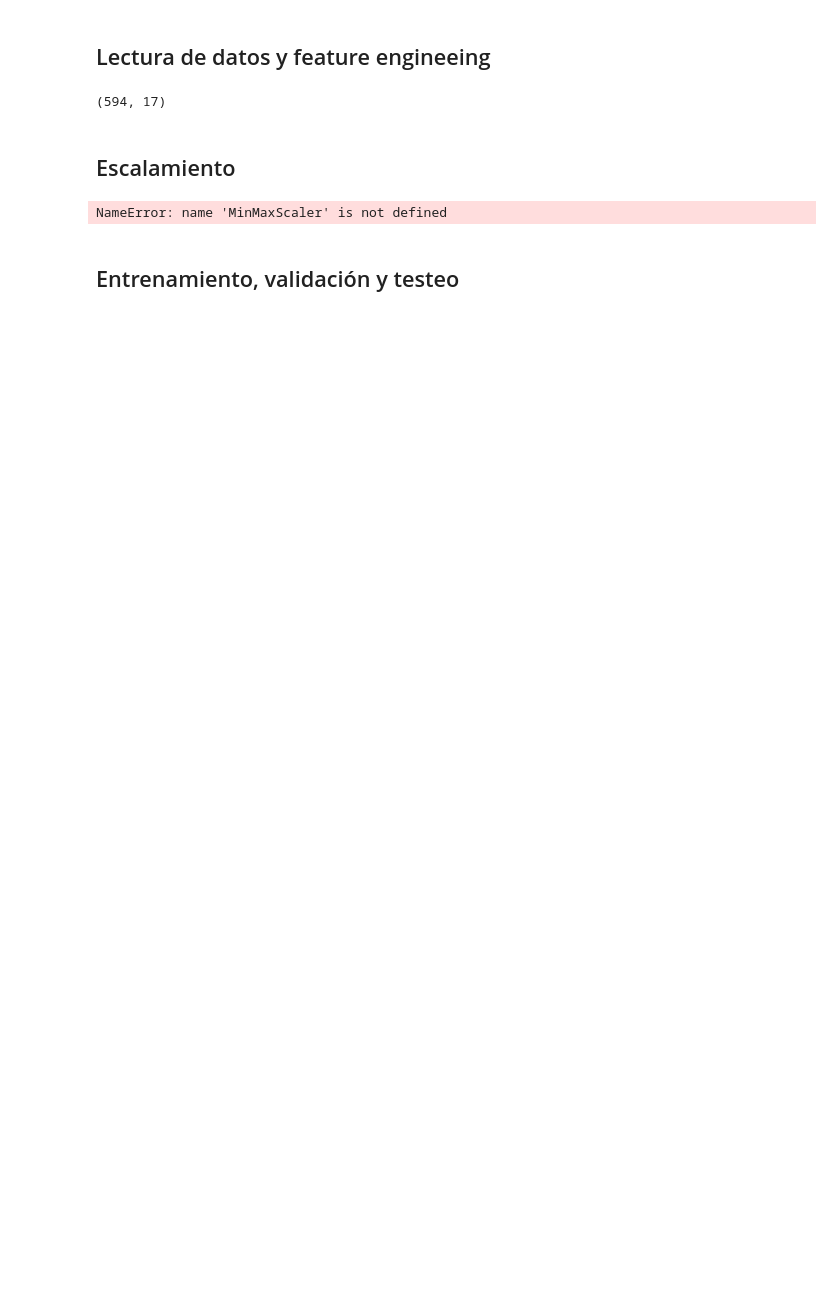
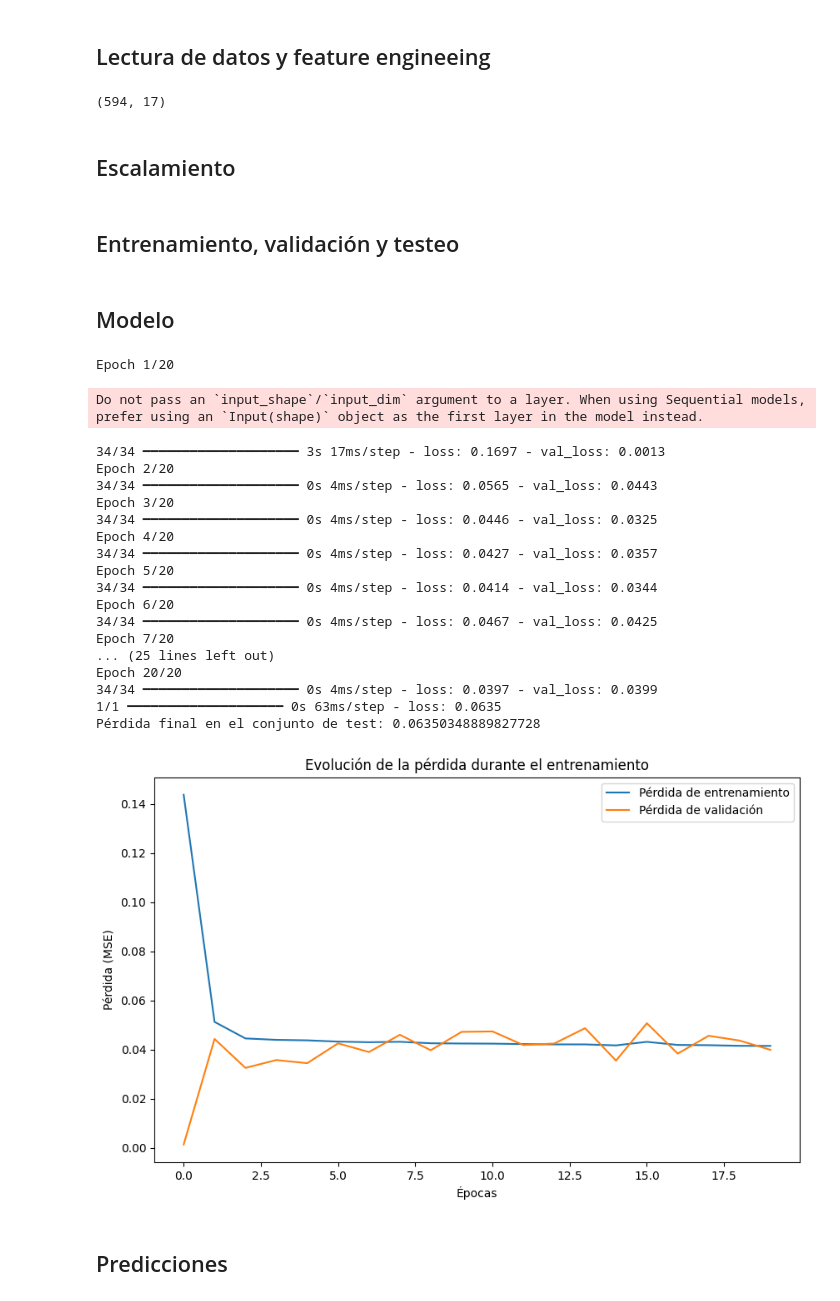
Before and after one commit to XJoseAntonioX/Air_quality_analysis_and_forecasting, a Jupyter notebook: modelo.ipynb, the cells around one changed output. Drawn from its saved outputs; the diff is of its cells as text; code cells hidden in the pictures; blank space fills up the shorter version.

Commit message:
Modelo

```diff
--- a/modelo.ipynb
+++ b/modelo.ipynb
@@ -46,11 +47,3 @@ daily_Monterrey.shape
 (594, 17)
 # %% [markdown]
 ## Escalamiento
-# %%
-# Inicializamos el escalador
-scaler = MinMaxScaler()
-
-# Escalamos todos los datos
-scaled_data = scaler.fit_transform(daily_Monterrey)
-# %% [output]
-NameError: name 'MinMaxScaler' is not defined
@@ -62,13 +67,67 @@ n_test = 31
 n_val = 31
 
 # Últimos 31 datos para testeo
-X_test = daily_Monterrey.iloc[-n_test:]["CO"]
-y_test = daily_Monterrey.iloc[-n_test:].drop(columns=["CO"])
+X_test = X_scaled[-n_test:]
+y_test = y_scaled[-n_test:]
 
-# 31 anteriores a los de testeo para validación
-X_val = daily_Monterrey.iloc[-(n_test + n_val):-n_test]["CO"]
-y_val = daily_Monterrey.iloc[-(n_test + n_val):-n_test].drop(columns=["CO"])
+# 31 días anteriores para validación
+X_val = X_scaled[-(n_test + n_val):-n_test]
+y_val = y_scaled[-(n_test + n_val):-n_test]
 
-# El resto (excepto los últimos 62) para entrenamiento
-X_train = daily_Monterrey.iloc[:-(n_test + n_val)]["CO"]
-y_train = daily_Monterrey.iloc[:-(n_test + n_val)].drop(columns=["CO"])
+# El resto para entrenamiento
+X_train = X_scaled[:-(n_test + n_val)]
+y_train = y_scaled[:-(n_test + n_val)]
+# %% [markdown]
+## Modelo
+# %%
+# Reformatear los datos para LSTM (las redes LSTM esperan datos en 3D)
+X_train_lstm = X_train.reshape((X_train.shape[0], 1, X_train.shape[1]))  # (muestras, pasos de tiempo, características)
+X_val_lstm = X_val.reshape((X_val.shape[0], 1, X_val.shape[1]))
+X_test_lstm = X_test.reshape((X_test.shape[0], 1, X_test.shape[1]))
+
+# Crear y compilar el modelo LSTM
+model = Sequential([
+    LSTM(50, activation='relu', input_shape=(X_train_lstm.shape[1], X_train_lstm.shape[2])),
+    Dense(1)
+])
+model.compile(optimizer=Adam(learning_rate=0.001), loss='mean_squared_error')
+
+# Entrenar el modelo
+history = model.fit(X_train_lstm, y_train, epochs=20, batch_size=16, validation_data=(X_val_lstm, y_val))
+
+# Evaluar el modelo en el conjunto de test
+loss = model.evaluate(X_test_lstm, y_test)
+print(f"Pérdida final en el conjunto de test: {loss}")
+
+# Visualización de la evolución de la pérdida durante el entrenamiento
+plt.figure(figsize=(10, 6))
+plt.plot(history.history['loss'], label='Pérdida de entrenamiento')
+plt.plot(history.history['val_loss'], label='Pérdida de validación')
+plt.title('Evolución de la pérdida durante el entrenamiento')
+plt.xlabel('Épocas')
+plt.ylabel('Pérdida (MSE)')
+plt.legend()
+plt.show()
+# %% [output]
+Epoch 1/20
+Do not pass an `input_shape`/`input_dim` argument to a layer. When using Sequential models, prefer using an `Input(shape)` object as the first layer in the model instead.
+34/34 ━━━━━━━━━━━━━━━━━━━━ 3s 17ms/step - loss: 0.1697 - val_loss: 0.0013
+Epoch 2/20
+34/34 ━━━━━━━━━━━━━━━━━━━━ 0s 4ms/step - loss: 0.0565 - val_loss: 0.0443
+Epoch 3/20
+34/34 ━━━━━━━━━━━━━━━━━━━━ 0s 4ms/step - loss: 0.0446 - val_loss: 0.0325
+Epoch 4/20
+34/34 ━━━━━━━━━━━━━━━━━━━━ 0s 4ms/step - loss: 0.0427 - val_loss: 0.0357
+Epoch 5/20
+34/34 ━━━━━━━━━━━━━━━━━━━━ 0s 4ms/step - loss: 0.0414 - val_loss: 0.0344
+Epoch 6/20
+34/34 ━━━━━━━━━━━━━━━━━━━━ 0s 4ms/step - loss: 0.0467 - val_loss: 0.0425
+Epoch 7/20
+... (25 lines left out)
+Epoch 20/20
+34/34 ━━━━━━━━━━━━━━━━━━━━ 0s 4ms/step - loss: 0.0397 - val_loss: 0.0399
+1/1 ━━━━━━━━━━━━━━━━━━━━ 0s 63ms/step - loss: 0.0635
+Pérdida final en el conjunto de test: 0.06350348889827728
+[figure, added]
+# %% [markdown]
+## Predicciones
```
Also changed, not shown: parts of 5 cells of this notebook, 1 other file.
